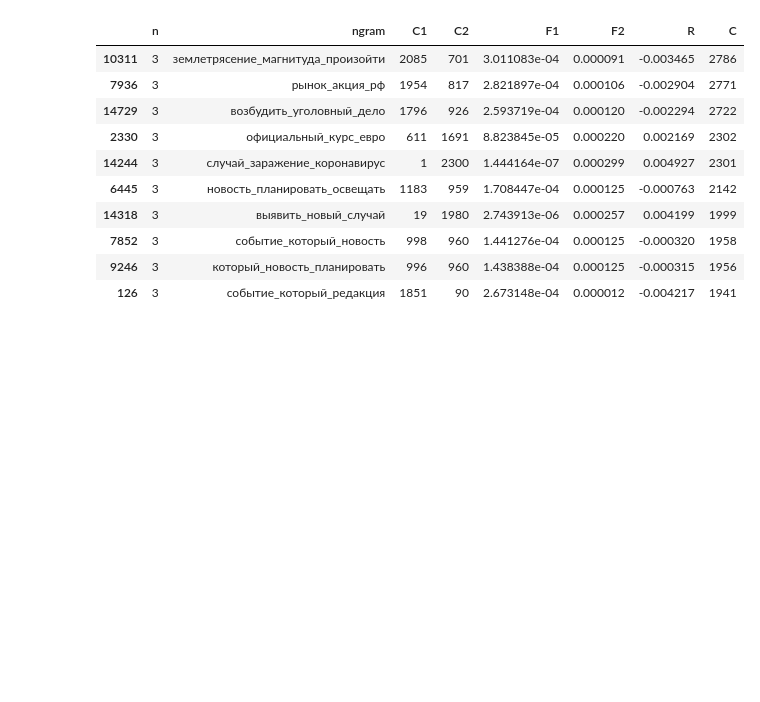
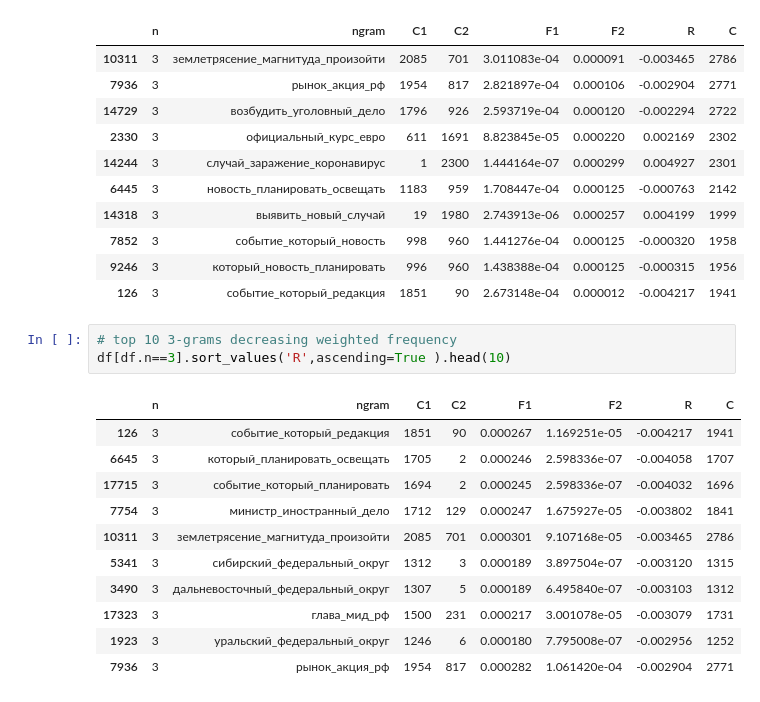
Before and after one commit to ekolonsky/RIA_news, a Jupyter notebook: RIA_Novosti_EDA_n_grams_freq_1.ipynb, the cells around one changed output. Drawn from its saved outputs; the diff is of its cells as text; blank space fills up the shorter version.

```diff
--- a/RIA_Novosti_EDA_n_grams_freq_1.ipynb
+++ b/RIA_Novosti_EDA_n_grams_freq_1.ipynb
@@ -252,3 +244,18 @@ df[df.n==3].sort_values('C',ascending=False ).head(10)
 | 7852 | 3 | событие_который_новость | 998 | 960 | 1.441276e-04 | 0.000125 | -0.000320 | 1958 |
 | 9246 | 3 | который_новость_планировать | 996 | 960 | 1.438388e-04 | 0.000125 | -0.000315 | 1956 |
 | 126 | 3 | событие_который_редакция | 1851 | 90 | 2.673148e-04 | 0.000012 | -0.004217 | 1941 |
+# %%
+# top 10 3-grams decreasing weighted frequency
+df[df.n==3].sort_values('R',ascending=True ).head(10)
+# %% [output]
+|  | n | ngram | C1 | C2 | F1 | F2 | R | C |
+| 126 | 3 | событие_который_редакция | 1851 | 90 | 0.000267 | 1.169251e-05 | -0.004217 | 1941 |
+| 6645 | 3 | который_планировать_освещать | 1705 | 2 | 0.000246 | 2.598336e-07 | -0.004058 | 1707 |
+| 17715 | 3 | событие_который_планировать | 1694 | 2 | 0.000245 | 2.598336e-07 | -0.004032 | 1696 |
+| 7754 | 3 | министр_иностранный_дело | 1712 | 129 | 0.000247 | 1.675927e-05 | -0.003802 | 1841 |
+| 10311 | 3 | землетрясение_магнитуда_произойти | 2085 | 701 | 0.000301 | 9.107168e-05 | -0.003465 | 2786 |
+| 5341 | 3 | сибирский_федеральный_округ | 1312 | 3 | 0.000189 | 3.897504e-07 | -0.003120 | 1315 |
+| 3490 | 3 | дальневосточный_федеральный_округ | 1307 | 5 | 0.000189 | 6.495840e-07 | -0.003103 | 1312 |
+| 17323 | 3 | глава_мид_рф | 1500 | 231 | 0.000217 | 3.001078e-05 | -0.003079 | 1731 |
+| 1923 | 3 | уральский_федеральный_округ | 1246 | 6 | 0.000180 | 7.795008e-07 | -0.002956 | 1252 |
+| 7936 | 3 | рынок_акция_рф | 1954 | 817 | 0.000282 | 1.061420e-04 | -0.002904 | 2771 |
```
Also changed, not shown: parts of 4 cells of this notebook.
